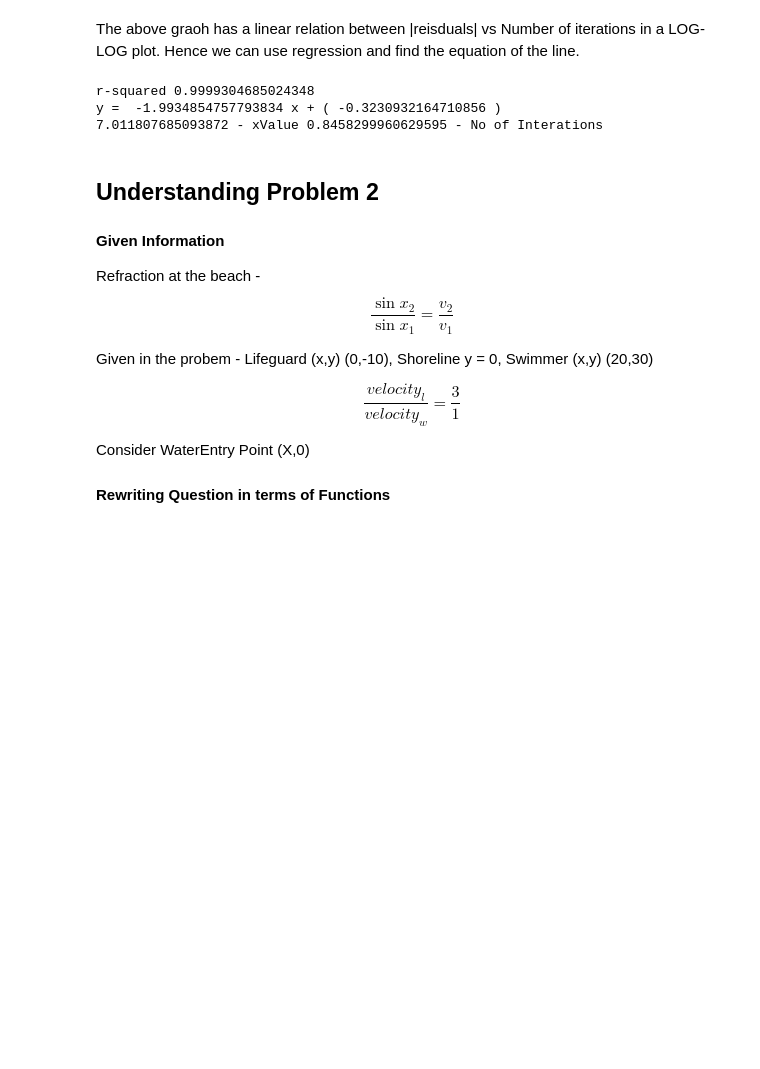
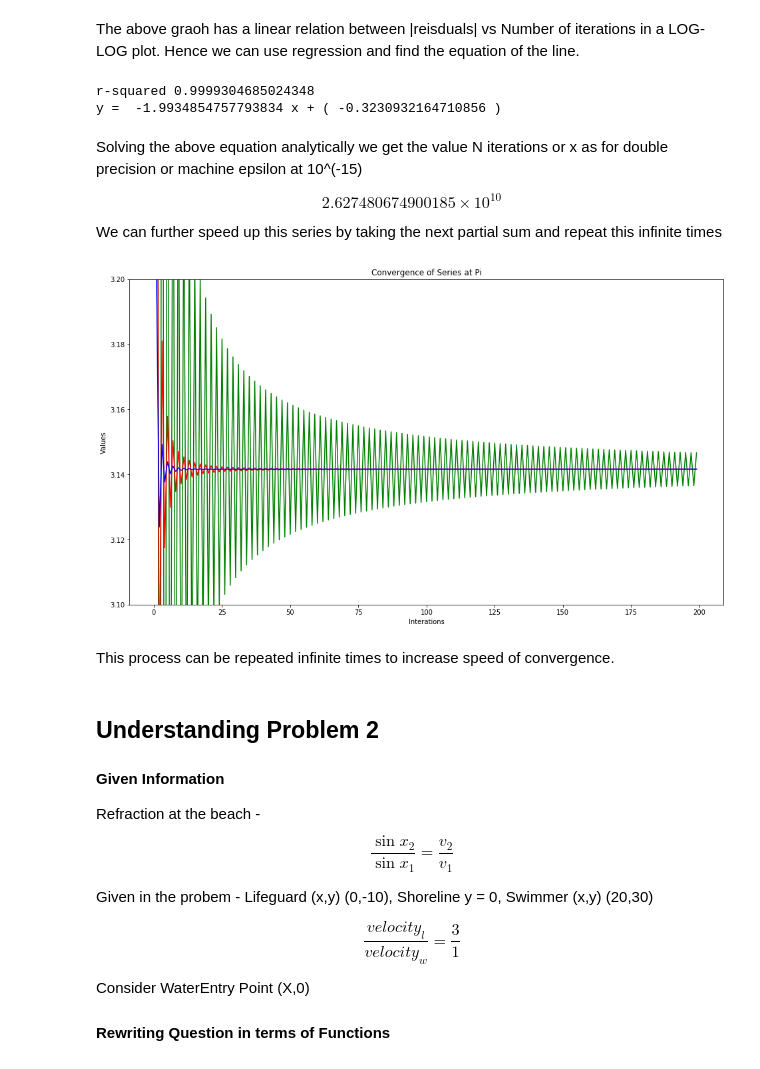
Before and after one commit to CryogenicPlanet/Introduction-to-Scientific-Computing, a Jupyter notebook: Assigment-1.ipynb, the cells around one changed output. Cells and saved outputs as stored; diff of their text form; code cells hidden in the pictures; blank space fills up the shorter version.

```diff
--- a/Assigment-1.ipynb
+++ b/Assigment-1.ipynb
@@ -136,17 +148,49 @@ plt.show()
 # %% [markdown]
 The above graoh has a linear relation between |reisduals| vs Number of iterations in a LOG-LOG plot. Hence we can use regression and find the equation of the line.
 # %%
-slope,intercept,r_value,p_value,std_err = stats.linregress(np.log10(iterations),np.log10(np.absolute(partialResiduals))) # Using scipy's statistics linear regression function to find a linear function
+# Using scipy's statistics linear regression function to find a linear function
+slope,intercept,r_value,p_value,std_err = stats.linregress(np.log10(iterations),np.log10(np.absolute(partialResiduals)))
 print("r-squared",r_value**2) # Calculate the accurarcy of the regression
 print("y = ",slope,"x + (",intercept,")") # General form of straight line
-# Double precision or Machine Epsilon is given as 10^-15 or 5*10^-15
-machineEpsilon = 5*10**(-15)
-xValue = (np.log10(machineEpsilon) -intercept)/slope
-print(xValue,"- xValue",np.log10(xValue),"- No of Interations")
 # %% [output]
 r-squared 0.9999304685024348
 y =  -1.9934854757793834 x + ( -0.3230932164710856 )
-7.011807685093872 - xValue 0.8458299960629595 - No of Interations
+# %% [markdown]
+Solving the above equation analytically we get the value N iterations or x as for double precision or machine epsilon at 10^(-15)
+
+$$ 2.627480674900185\times10^{10} $$
+
+We can further speed up this series by taking the next partial sum and repeat this infinite times
+# %%
+def secondPartialSum(n: int) -> int:
+    """
+    Function returns value of pi for average of SECOND parial sums of value of the Leibniz Series
+    """
+    return (partialSumsVec(n)+ partialSumsVec(n+1))/2 # Average of Second Partial Sums of n and n+1
+
+secondPartialSumVec = np.vectorize(secondPartialSum)
+# Series Converges faster hence lower iterations
+iterations = np.arange(1,200)
+# Creates the numpy arrays of the series, using all three methods
+leibnizSeries = np.array(leibnizVec(iterations))
+partialSeries = np.array(partialSumsVec(iterations))
+secondPartialSeries = np.array(secondPartialSumVec(iterations))
+#Plotting the All three Series
+plt.figure(figsize=(16,9)) # Setting Larger Graph Size
+plt.plot(iterations,leibnizSeries,"green") # Creating plots
+plt.plot(iterations,partialSeries,"red")
+plt.plot(iterations,secondPartialSeries,"blue")
+plt.title("Convergence of Series at Pi")
+plt.xlabel("Interations")
+plt.ylabel("Values")
+axes = plt.gca()
+axes.set_ylim([3.1,3.2]) # Setting Limit for Y-Axis
+axes.set_facecolor('xkcd:white') # Setting Background colour
+plt.show()
+# %% [output]
+[figure, added]
+# %% [markdown]
+This process can be repeated infinite times to increase speed of convergence.
 # %% [markdown]
 ## Understanding Problem 2
 
```
Also changed, not shown: parts of 8 cells of this notebook.
